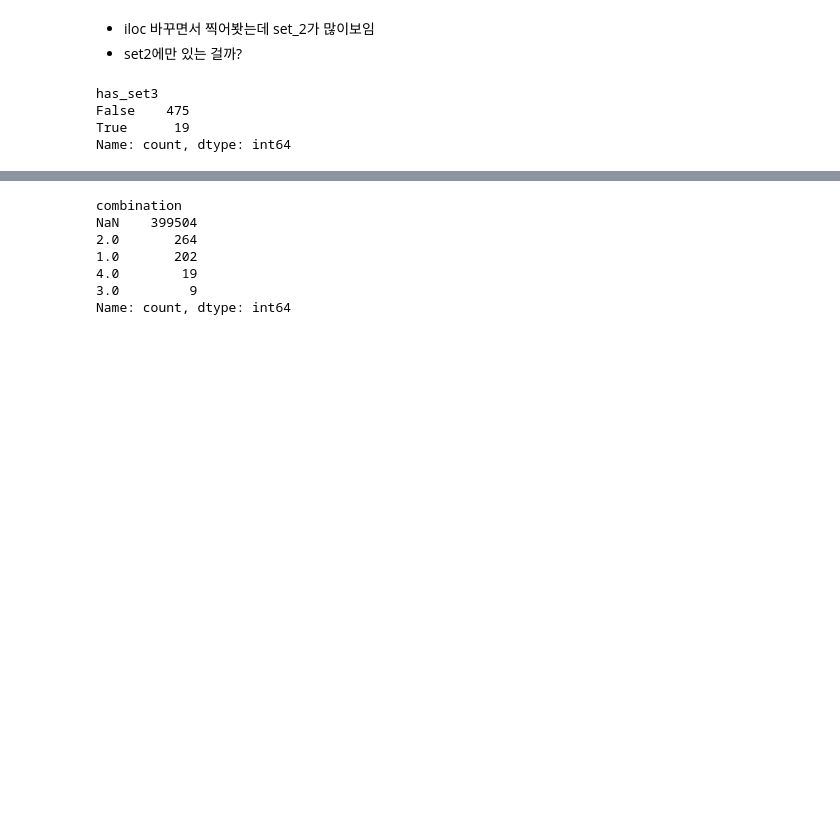
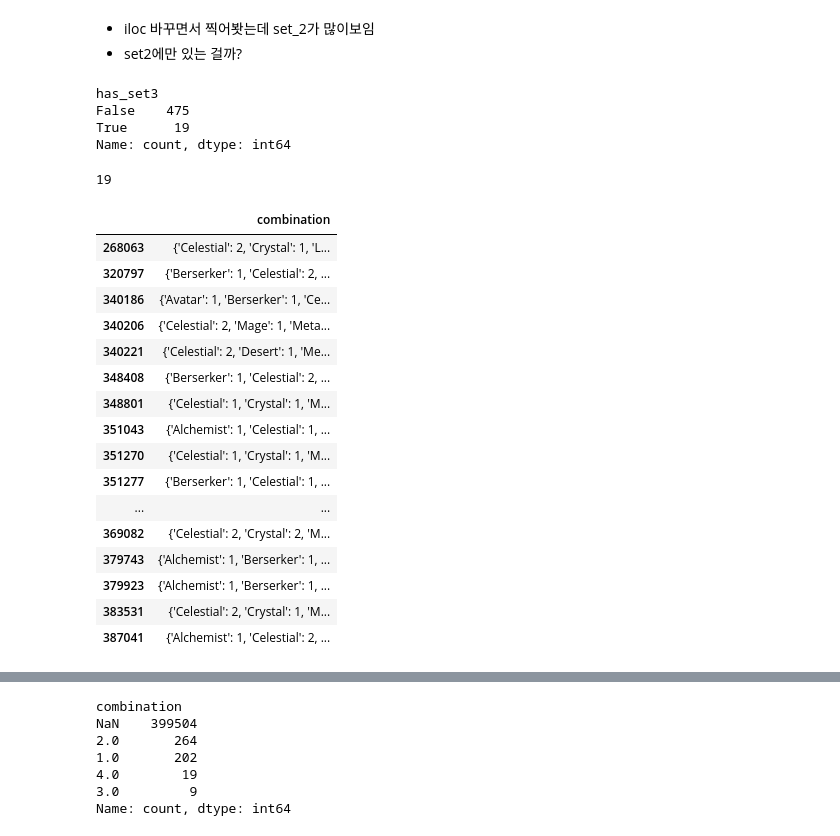
Before and after one commit to hanalo26/Third-project-sparta, a Jupyter notebook: works/suim_Kim/01.eda_suim.ipynb, the cells around one changed output, grey strips where cells are left out. Cells and saved outputs as stored; diff of their text form; code cells hidden in the pictures; blank space fills up the shorter version.

```diff
--- a/works/suim_Kim/01.eda_suim.ipynb
+++ b/works/suim_Kim/01.eda_suim.ipynb
@@ -440,3 +461,31 @@ has_set3
 False    475
 True      19
 Name: count, dtype: int64
+# %%
+# True인 행들만 보기
+metal_set3_true = metal_df[metal_df['has_set3'] == True]
+
+# 몇 개 있는지
+print(len(metal_set3_true))
+
+# combination 컬럼만 확인
+display(metal_set3_true[['combination']].head(20))
+# %% [output]
+19
+|  | combination |
+| 268063 | {'Celestial': 2, 'Crystal': 1, 'L... |
+| 320797 | {'Berserker': 1, 'Celestial': 2, ... |
+| 340186 | {'Avatar': 1, 'Berserker': 1, 'Ce... |
+| 340206 | {'Celestial': 2, 'Mage': 1, 'Meta... |
+| 340221 | {'Celestial': 2, 'Desert': 1, 'Me... |
+| 348408 | {'Berserker': 1, 'Celestial': 2, ... |
+| 348801 | {'Celestial': 1, 'Crystal': 1, 'M... |
+| 351043 | {'Alchemist': 1, 'Celestial': 1, ... |
+| 351270 | {'Celestial': 1, 'Crystal': 1, 'M... |
+| 351277 | {'Berserker': 1, 'Celestial': 1, ... |
+| ... | ... |
+| 369082 | {'Celestial': 2, 'Crystal': 2, 'M... |
+| 379743 | {'Alchemist': 1, 'Berserker': 1, ... |
+| 379923 | {'Alchemist': 1, 'Berserker': 1, ... |
+| 383531 | {'Celestial': 2, 'Crystal': 1, 'M... |
+| 387041 | {'Alchemist': 1, 'Celestial': 2, ... |
```
Also changed, not shown: parts of 10 cells of this notebook, 1 other file.
